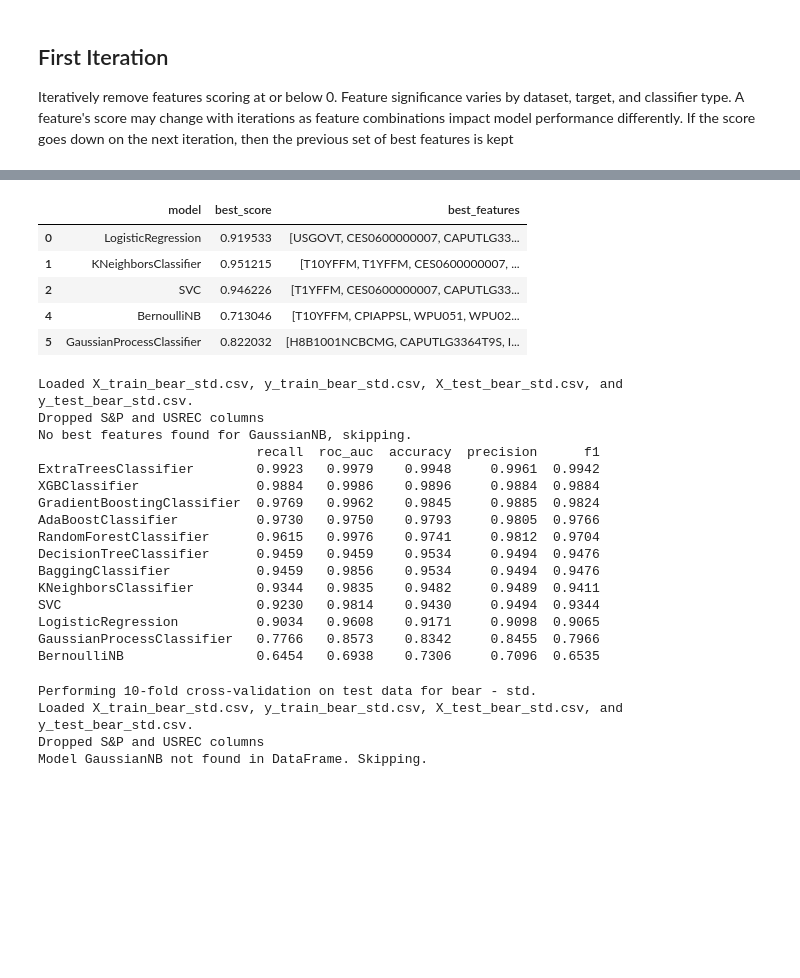
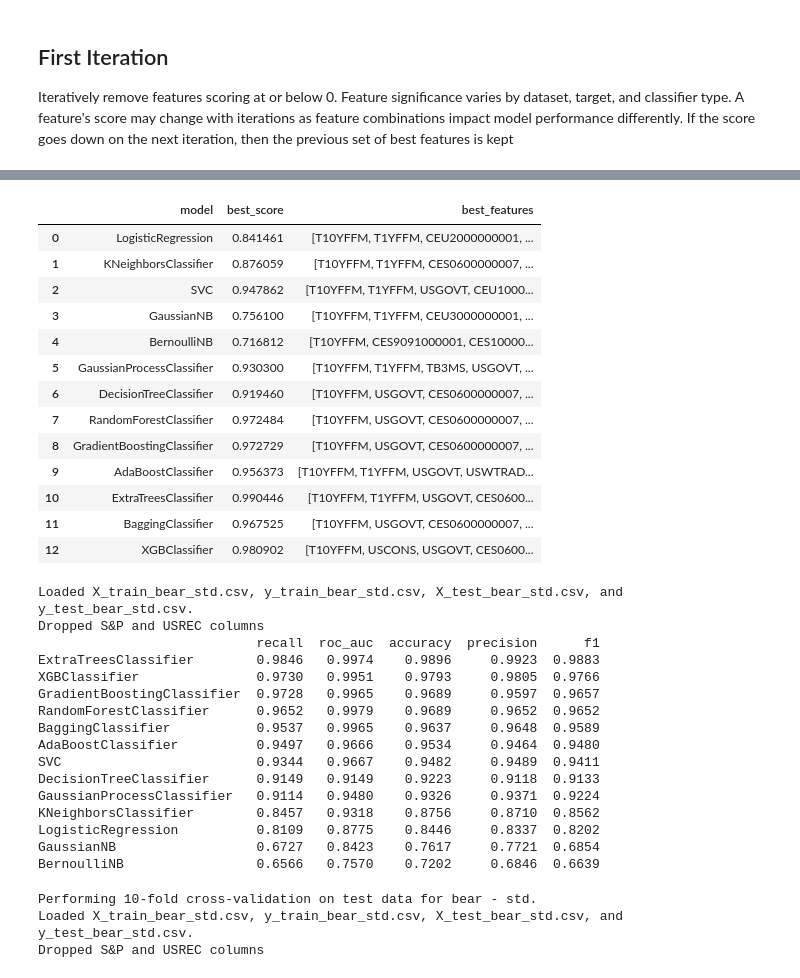
Before and after one commit to jonkerr/bug-free-palm-tree, a Jupyter notebook: permutation_importance.ipynb, the cells around one changed output, grey strips where cells are left out. Saved outputs shown, nothing was run; the diff lists cells and outputs as text; code cells hidden in the pictures; blank space fills up the shorter version.

```diff
--- a/permutation_importance.ipynb
+++ b/permutation_importance.ipynb
@@ -146,7 +146,7 @@ def plot_permutation_importance(clf, X, y, ax):
     ax.axvline(x=0, color="k", linestyle="--")
     return ax
 # %%
-n = 50 # Number of columns to sample
+n = None # Number of columns to sample
 
 X_train, y_train, X_test, y_test = load_data(subset=n)
 X = pd.concat([X_train, X_test], axis=0, ignore_index=True)
@@ -291,7 +293,7 @@ def scale_data(X_train, X_test=None):
     return X_train_scaled_df, X_test_scaled_df
 
 @timing_decorator
-def optimize_and_evaluate(models, target_types, split_types, n_iterations=5, sample=None, seed=SEED, visualize=False, drop_columns=drop_columns):
+def optimize_and_evaluate(models, target_types, split_types, threshold=1, n_iterations=5, sample=None, seed=SEED, visualize=False):
     """
     Optimizes models using permutation importance feature selection and evaluates them.
     Optionally visualizes the permutation importance results.
@@ -315,6 +317,8 @@ def optimize_and_evaluate(models, target_types, split_types, n_iterations=5, sam
         subplot_idx = 0
 
     for target in target_types:
+        drop_columns = set_drop_columns(target)
+
         for split in split_types:
             X_train, y_train, X_test, y_test = load_data(target, split, subset=sample, seed=seed)
             X_full = pd.concat([X_train, X_test])
@@ -337,7 +341,8 @@ def optimize_and_evaluate(models, target_types, split_types, n_iterations=5, sam
 
                 # Initial Feature Selection
                 dist_linkage = perform_hierarchical_clustering(create_correlation_matrix(X_full))
-                selected_feature_names = select_features_by_cluster(X_full, dist_linkage)
+                threshold = threshold
+                selected_feature_names = select_features_by_cluster(X_full, dist_linkage, threshold=threshold)
                 print(f"Initial selected features count: {len(selected_feature_names)}")
 
                 for iteration in range(1, n_iterations + 1):
@@ -392,7 +397,7 @@ def optimize_and_evaluate(models, target_types, split_types, n_iterations=5, sam
 
                 # add a suptitle
                 if drop_columns:
-                    title_string = f"Permutation Importance for {target} - {split} (dropped {drop_columns})"
+                    title_string = f"Permutation Importance for {target} - {split}. Clustering threshold: {threshold}. (dropped {drop_columns})"
                     wrapped_title = "\n".join(textwrap.wrap(title_string, width=150))
                     title_string = wrapped_title
 
@@ -412,7 +417,7 @@ def optimize_and_evaluate(models, target_types, split_types, n_iterations=5, sam
 
     return df
 # %%
-results_df = optimize_and_evaluate(baseline_models, target_types=['bear'], split_types=['std'], visualize=True)
+results_df = optimize_and_evaluate(baseline_models, threshold=2.25, target_types=['bear'], split_types=['std'], visualize=True)
 
 print("Optimization and evaluation complete.")
 # %% [output]
@@ -439,13 +444,21 @@ Execution time of optimize_and_evaluate function: 129.38 seconds
 Optimization and evaluation complete.
 # %%
-results_df.head()
+results_df
 # %% [output]
 |  | model | best_score | best_features |
-| 0 | LogisticRegression | 0.919533 | [USGOVT, CES0600000007, CAPUTLG33... |
-| 1 | KNeighborsClassifier | 0.951215 | [T10YFFM, T1YFFM, CES0600000007, ... |
-| 2 | SVC | 0.946226 | [T1YFFM, CES0600000007, CAPUTLG33... |
-| 4 | BernoulliNB | 0.713046 | [T10YFFM, CPIAPPSL, WPU051, WPU02... |
-| 5 | GaussianProcessClassifier | 0.822032 | [H8B1001NCBCMG, CAPUTLG3364T9S, I... |
+| 0 | LogisticRegression | 0.841461 | [T10YFFM, T1YFFM, CEU2000000001, ... |
+| 1 | KNeighborsClassifier | 0.876059 | [T10YFFM, T1YFFM, CES0600000007, ... |
+| 2 | SVC | 0.947862 | [T10YFFM, T1YFFM, USGOVT, CEU1000... |
+| 3 | GaussianNB | 0.756100 | [T10YFFM, T1YFFM, CEU3000000001, ... |
+| 4 | BernoulliNB | 0.716812 | [T10YFFM, CES9091000001, CES10000... |
+| 5 | GaussianProcessClassifier | 0.930300 | [T10YFFM, T1YFFM, TB3MS, USGOVT, ... |
+| 6 | DecisionTreeClassifier | 0.919460 | [T10YFFM, USGOVT, CES0600000007, ... |
+| 7 | RandomForestClassifier | 0.972484 | [T10YFFM, USGOVT, CES0600000007, ... |
+| 8 | GradientBoostingClassifier | 0.972729 | [T10YFFM, USGOVT, CES0600000007, ... |
+| 9 | AdaBoostClassifier | 0.956373 | [T10YFFM, T1YFFM, USGOVT, USWTRAD... |
+| 10 | ExtraTreesClassifier | 0.990446 | [T10YFFM, T1YFFM, USGOVT, CES0600... |
+| 11 | BaggingClassifier | 0.967525 | [T10YFFM, USGOVT, CES0600000007, ... |
+| 12 | XGBClassifier | 0.980902 | [T10YFFM, USCONS, USGOVT, CES0600... |
 # %%
 def load_and_parse_results(target='bear', split='std'):
     filename = f'feature_selection/permutation_importance_{target}_{split}.csv'
@@ -531,20 +544,20 @@ eval_df.to_csv("feature_selection/feature_selection_evaluation.csv")
 # %% [output]
 Loaded X_train_bear_std.csv, y_train_bear_std.csv, X_test_bear_std.csv, and y_test_bear_std.csv.
 Dropped S&P and USREC columns
-No best features found for GaussianNB, skipping.
                             recall  roc_auc  accuracy  precision      f1
-ExtraTreesClassifier        0.9923   0.9979    0.9948     0.9961  0.9942
-XGBClassifier               0.9884   0.9986    0.9896     0.9884  0.9884
-GradientBoostingClassifier  0.9769   0.9962    0.9845     0.9885  0.9824
-AdaBoostClassifier          0.9730   0.9750    0.9793     0.9805  0.9766
-RandomForestClassifier      0.9615   0.9976    0.9741     0.9812  0.9704
-DecisionTreeClassifier      0.9459   0.9459    0.9534     0.9494  0.9476
-BaggingClassifier           0.9459   0.9856    0.9534     0.9494  0.9476
-KNeighborsClassifier        0.9344   0.9835    0.9482     0.9489  0.9411
-SVC                         0.9230   0.9814    0.9430     0.9494  0.9344
-LogisticRegression          0.9034   0.9608    0.9171     0.9098  0.9065
-GaussianProcessClassifier   0.7766   0.8573    0.8342     0.8455  0.7966
-BernoulliNB                 0.6454   0.6938    0.7306     0.7096  0.6535
+ExtraTreesClassifier        0.9846   0.9974    0.9896     0.9923  0.9883
+XGBClassifier               0.9730   0.9951    0.9793     0.9805  0.9766
+GradientBoostingClassifier  0.9728   0.9965    0.9689     0.9597  0.9657
+RandomForestClassifier      0.9652   0.9979    0.9689     0.9652  0.9652
+BaggingClassifier           0.9537   0.9965    0.9637     0.9648  0.9589
+AdaBoostClassifier          0.9497   0.9666    0.9534     0.9464  0.9480
+SVC                         0.9344   0.9667    0.9482     0.9489  0.9411
+DecisionTreeClassifier      0.9149   0.9149    0.9223     0.9118  0.9133
+GaussianProcessClassifier   0.9114   0.9480    0.9326     0.9371  0.9224
+KNeighborsClassifier        0.8457   0.9318    0.8756     0.8710  0.8562
+LogisticRegression          0.8109   0.8775    0.8446     0.8337  0.8202
+GaussianNB                  0.6727   0.8423    0.7617     0.7721  0.6854
+BernoulliNB                 0.6566   0.7570    0.7202     0.6846  0.6639
 # %%
 from sklearn.model_selection import StratifiedKFold
 
@@ -626,7 +639,6 @@ cv_results = perform_cross_validation(target='bear', split='std', datatype='test
 Performing 10-fold cross-validation on test data for bear - std.
 Loaded X_train_bear_std.csv, y_train_bear_std.csv, X_test_bear_std.csv, and y_test_bear_std.csv.
 Dropped S&P and USREC columns
-Model GaussianNB not found in DataFrame. Skipping.
 # %%
 cv_results
 # %% [output]
```
Also changed, not shown: parts of 8 cells of this notebook, 8 other files.
